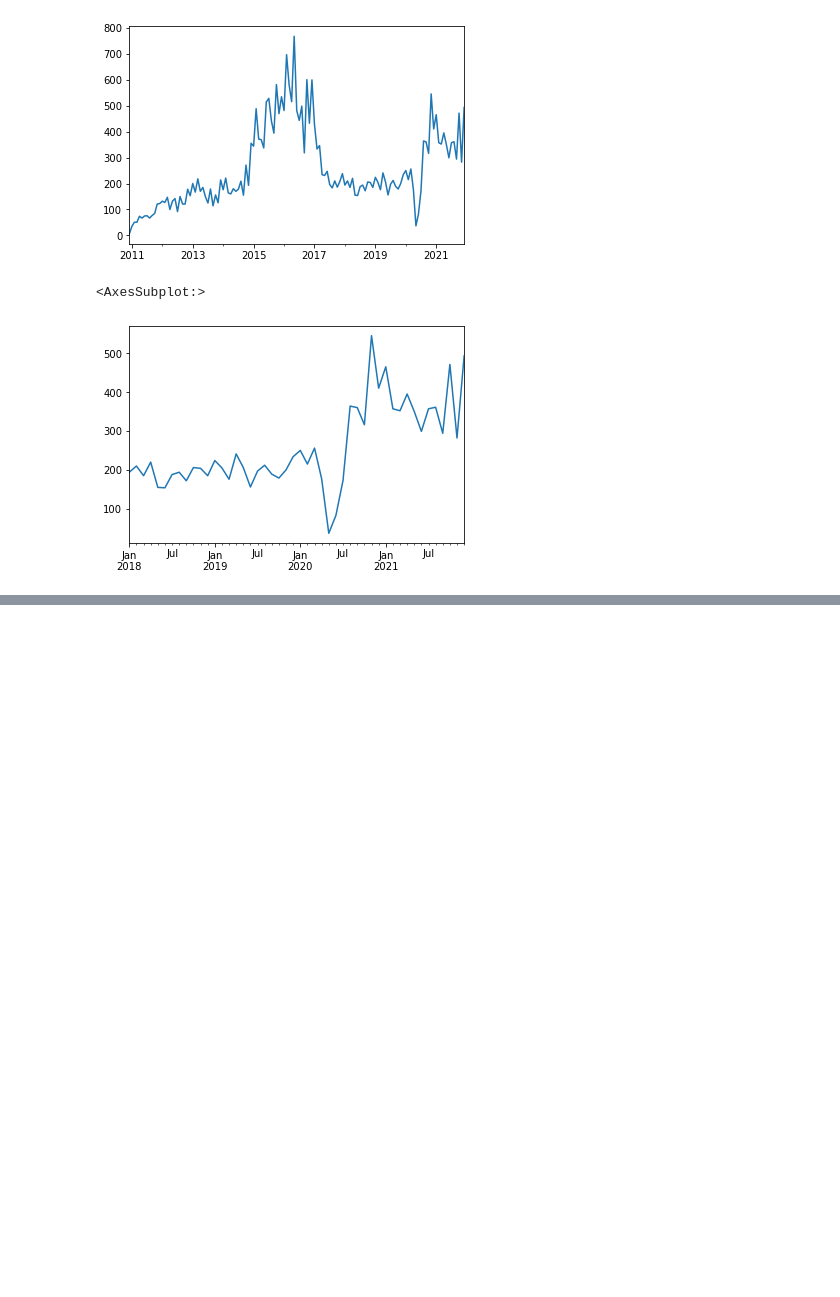
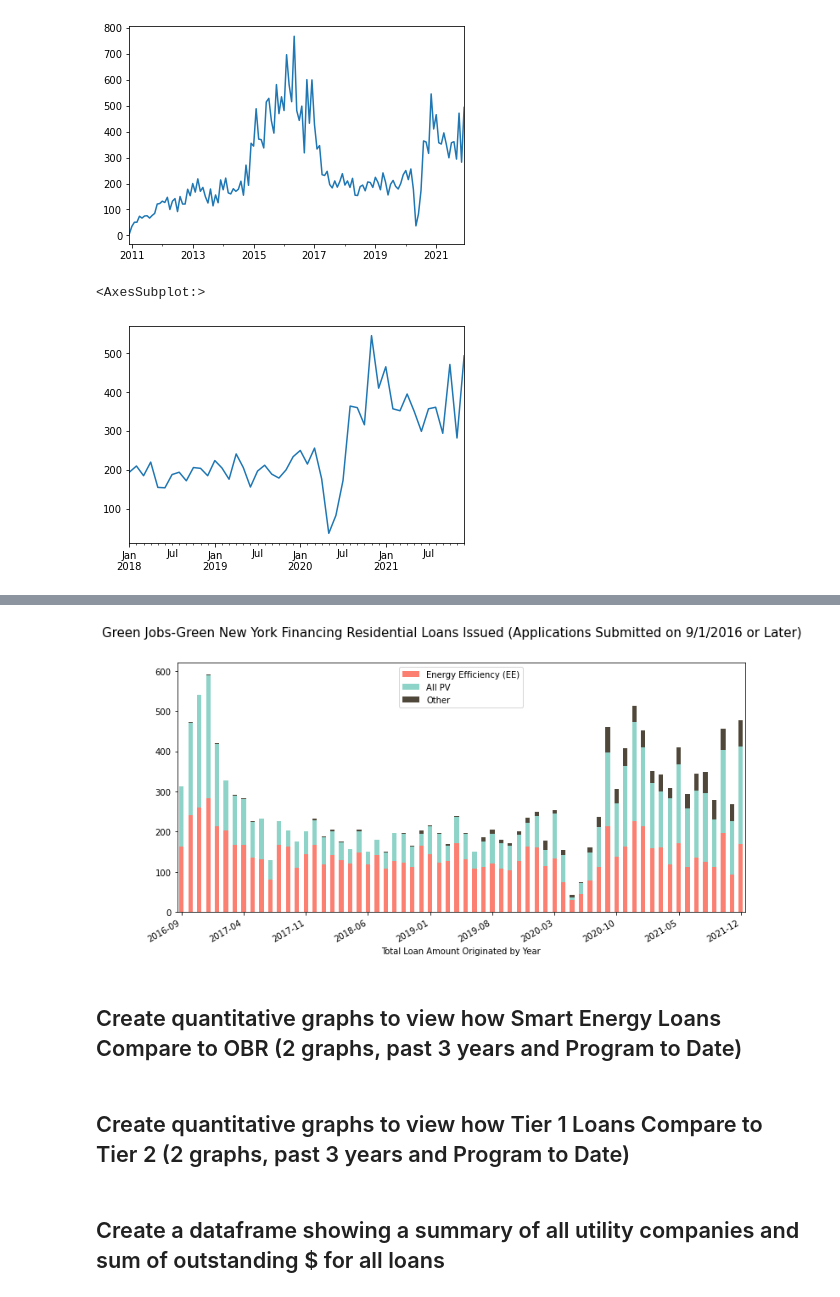
Before and after one commit to jlixander/GJGNY_Analysis, a Jupyter notebook: GJGNY_Analysis.ipynb, the cells around one changed output, grey strips where cells are left out. Saved outputs shown, nothing was run; the diff lists cells and outputs as text; code cells hidden in the pictures; blank space fills up the shorter version.

```diff
--- a/GJGNY_Analysis.ipynb
+++ b/GJGNY_Analysis.ipynb
@@ -238,0 +288,44 @@ df_piv.plot(ax=ax1,
+# %%
+#Create subplot
+fig, ax2= plt.subplots()
+
+#add title
+fig.suptitle("Green Jobs-Green New York Financing Residential Loans Issued (Applications Submitted on 9/1/2016 or Later)",
+             fontsize=15)
+
+
+#Choose colors for purpose
+colors ={'Energy Efficiency (EE)':'#fb8072',
+        'All PV':'#8dd3c7',
+        'Other':'#4f483a'}
+
+
+
+#PLOT EACH COLUMN SEPearately using ax2.plot()
+
+
+
+#plot bars
+df_piv_loan_cnt.plot(ax=ax2,
+                     kind='bar',
+                     stacked=True,
+                     figsize=(12,6),
+                     color=colors,
+                     xlabel="Total Loan Amount Originated by Year"
+                    ).legend(loc='best')
+
+#Rotate date labels
+fig.autofmt_xdate()
+
+# Make ticks on occurrences less frequent:
+ax2.locator_params(axis='x', nbins=10)
+
+plt.show()
+# %% [output]
+[figure, added]
+# %% [markdown]
+## Create quantitative graphs to view how Smart Energy Loans Compare to OBR (2 graphs, past 3 years and Program to Date)
+# %% [markdown]
+## Create quantitative graphs to view how Tier 1 Loans Compare to Tier 2 (2 graphs, past 3 years and Program to Date)
+# %% [markdown]
+## Create a dataframe showing a summary of all utility companies and sum of outstanding $ for all loans
```
Also changed, not shown: parts of 16 cells of this notebook.
